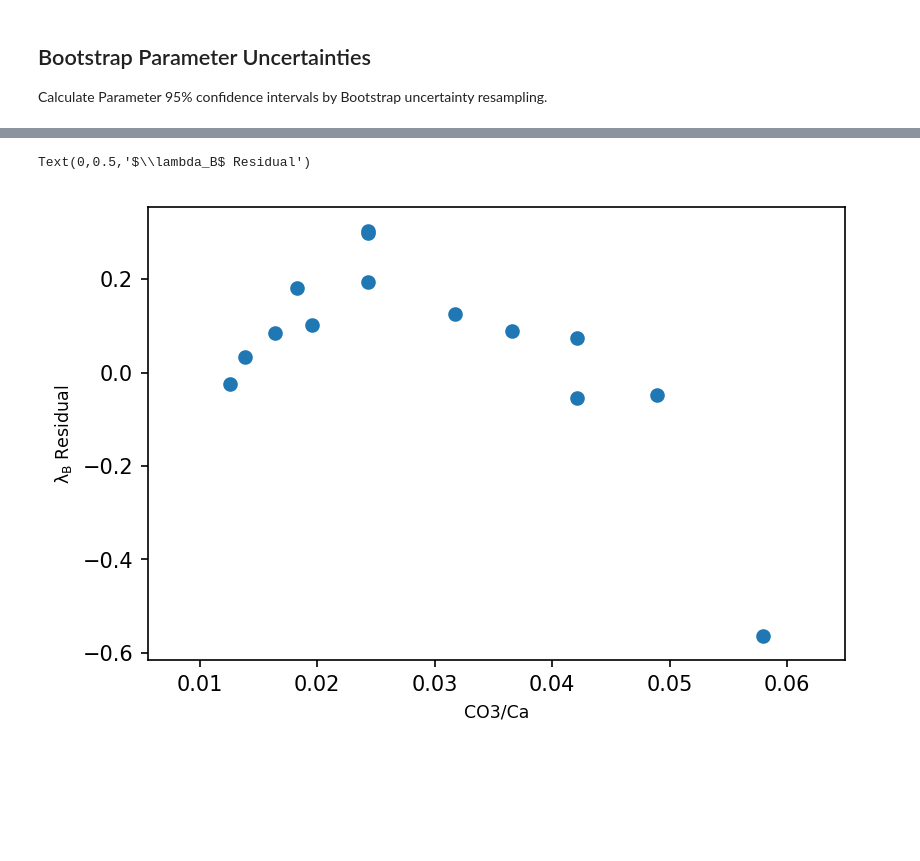
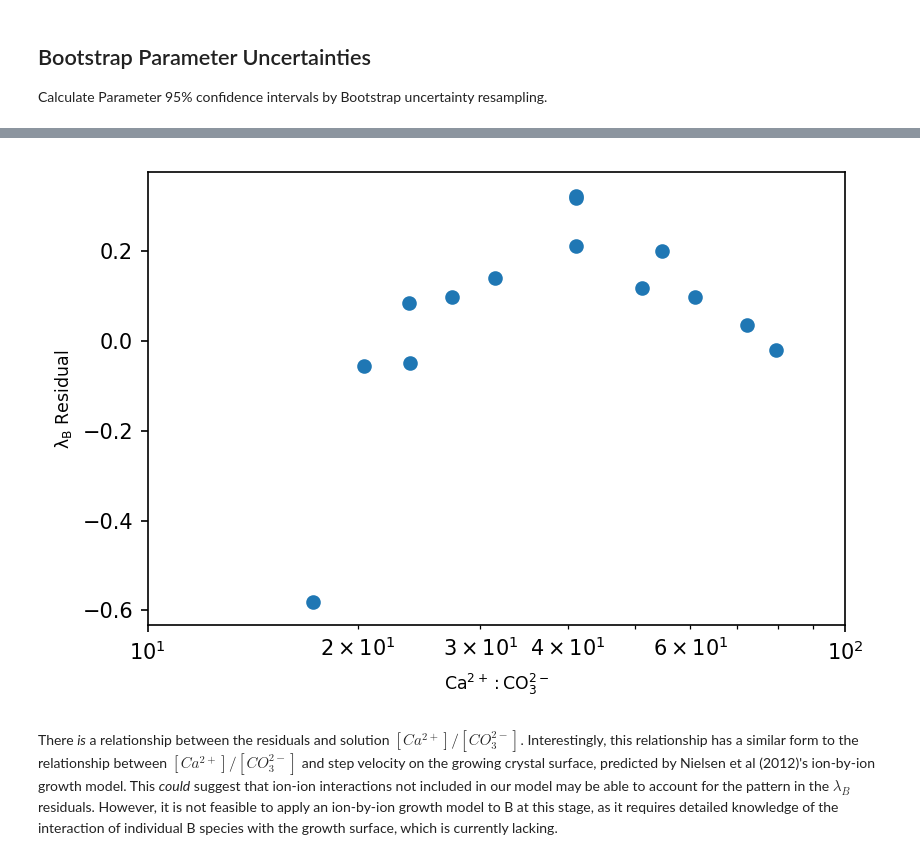
Before and after one commit to oscarbranson/Farmer_2018_Supplement, a Jupyter notebook: Model_Fitting_Bootstrap.ipynb, the cells around one changed output, grey strips where cells are left out. Saved outputs shown, nothing was run; the diff lists cells and outputs as text; code cells hidden in the pictures; blank space fills up the shorter version.

```diff
--- a/Model_Fitting_Bootstrap.ipynb
+++ b/Model_Fitting_Bootstrap.ipynb
@@ -74,6 +76,6 @@ Use a Non-Linear Least Square Nelder-Mead algorithm to find the optimal paramete
 # %%
 fit = opt.minimize(fitfn, x0=initial_guess,
-                   method='Nelder-Mead', options={'maxiter': 2000, 'disp': True},
+                   method='Powell', options={'maxiter': 2000, 'disp': True},
                    args=(Rp, rL3, rL4, B_DIC, ABO3, ABO4, dBO4,
                          LambdaB, EpsilonB, 1, 1, lambda_bias))
 # %% [output]
@@ -92,8 +96,8 @@ fig, axs = model_vs_data(fit.x, rd)
 
 Calculate Parameter 95% confidence intervals by Bootstrap uncertainty resampling.
 # %%
-n = 10000
-run_bootstrap = False
+n = 1000
+run_bootstrap = True
 # %%
 # Warning - this runs at ~5 iterations/second on a dual core i7 processor.
 # Might take a while if n is high (10000 = ~30 min)!
@@ -104,8 +108,9 @@ if run_bootstrap:
 
     # for reproducibility purposes, set the random state
     np.random.seed(123)
-    # initialise iterative initial guess parameter
-    i_initial_guess = np.array(initial_guess)
+    # initialise iterative initial guess parameter with previous best fit
+    initial_guess = fit.x
+    i_initial_guess = initial_guess
 
     # bootstrap resampling and fitting
     for i in tqdm(range(n), total=n):
@@ -126,24 +131,18 @@ if run_bootstrap:
 
             # fit the resampled data with a random starting parameter set and initial guess
             i_fit = opt.minimize(fitfn, x0=i_initial_guess,
-                                 method='Nelder-Mead', options={'maxiter': 2000},
+                                 method='Powell', options={'maxiter': 4000},
                                  args=(Rp, rL3, rL4, B_DIC, ABO3, ABO4, dBO4,
                                        i_LambdaB, i_EpsilonB, 1, 1, lambda_bias))
 
-            # check to make sure the fit has converged
-            success = i_fit.success
+            # check to make sure the fit has converged, and that converged logRp is reasonable
+            success = i_fit.success & (i_fit.x[-1] < -4.2) & (i_fit.x[-1] > -9.2)
 
         # record the optimised parameters.
         fits.append(i_fit.x)
 
     fits = np.array(fits)
 
-    # remove impossible fits: where any parameter is less than zero, and logRb is outside reasonable bounds.
-    excl = ~np.any(fits[:, :-1] < 0, 1) & (fits[:, -1] < -4.2) & (fits[:, -1] > -9.2)
-    fits = fits[excl,:]
-
-    print('Total Excluded: {:.0f}'.format(sum(~excl)))
-
     # save bootstrap output to save time later
     np.save('bootstrap', fits)
 
@@ -153,6 +154,8 @@ else:
 # calculate parameter confidence intervals
 CI_limit = 66
 loq, hiq = np.apply_along_axis(np.percentile, 0, fits, q=[50 - CI_limit / 2, 50 + CI_limit / 2])
+
+med = np.apply_along_axis(np.percentile, 0, fits, q=50)
 # %%
 # plot fitted parameters and confidence intervals
 par = ['Kb3', 'Kf3', 'Kb4', 'Kf4', 'logRb']
@@ -234,9 +266,17 @@ fig.tight_layout()
 # %%
-x = rd.loc[cind, ('pitzer', 'CO3')] / rd.loc[cind, ('pitzer', 'Ca')]
+x = (rd.loc[cind, ('pitzer', 'Ca')] / rd.loc[cind, ('pitzer', 'CO3')]).astype(float)
 
-plt.scatter(x, resid)
-plt.xlabel('CO3/Ca')
-plt.ylabel('$\lambda_B$ Residual')
+fig, ax = plt.subplots(1, 1)
+
+ax.scatter(x, resid)
+ax.set_xlabel('$Ca^{2+}:CO_3^{2-}$')
+ax.set_ylabel('$\lambda_B$ Residual')
+
+ax.set_xscale('log')
+ax.set_xticks([10, 100])
+
+fig.savefig('../../Figures/S3_CaCO3_residual.pdf')
 # %% [output]
-Text(0,0.5,'$\\lambda_B$ Residual')
-[figure, old version]
+[figure, new version]
+# %% [markdown]
+There *is* a relationship between the residuals and solution $[Ca^{2+}]/[CO_3^{2-}]$. Interestingly, this relationship has a similar form to the relationship between $[Ca^{2+}]/[CO_3^{2-}]$ and step velocity on the growing crystal surface, predicted by Nielsen et al (2012)'s ion-by-ion growth model. This *could* suggest that ion-ion interactions not included in our model may be able to account for the pattern in the $\lambda_B$ residuals. However, it is not feasible to apply an ion-by-ion growth model to B at this stage, as it requires detailed knowledge of the interaction of individual B species with the growth surface, which is currently lacking.
```
Also changed, not shown: parts of 38 cells of this notebook.
